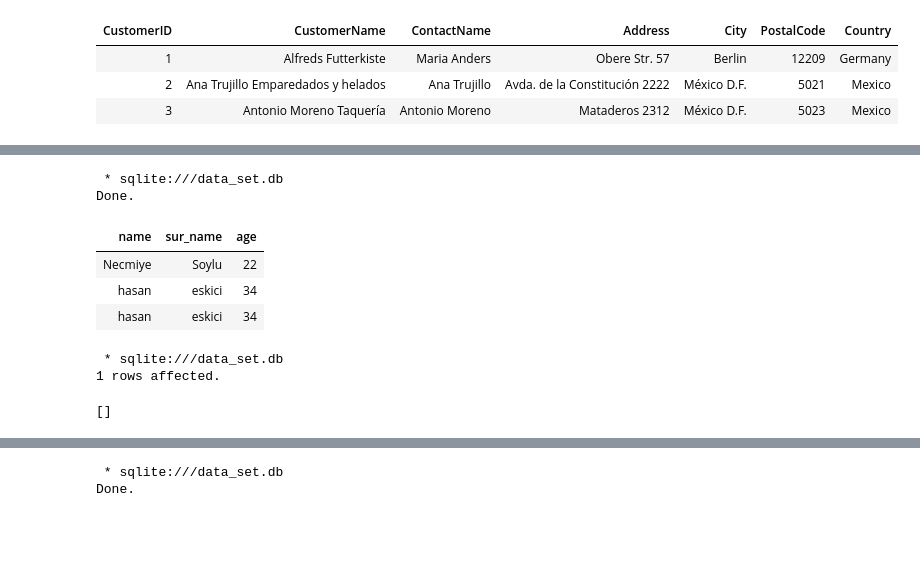
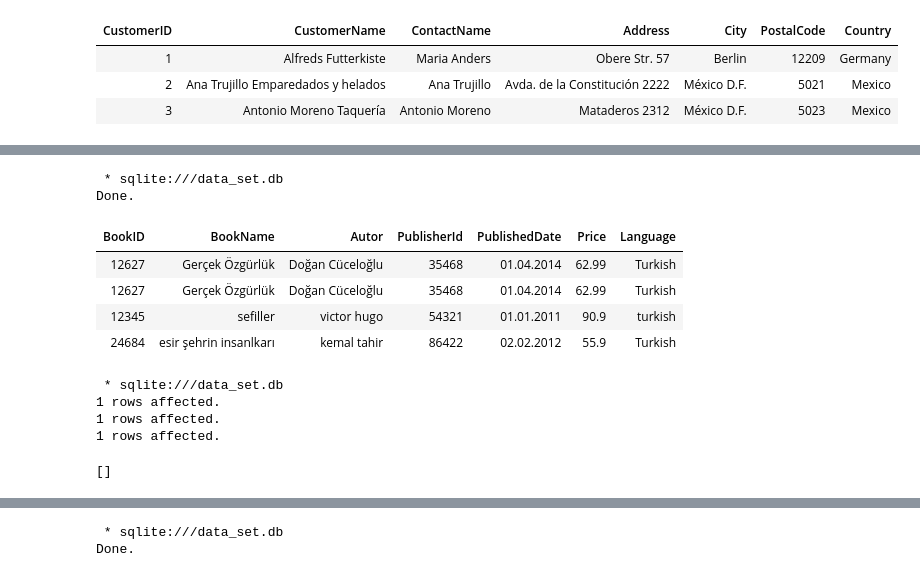
Before and after one commit to GokceSoylu/SQLITE, a Jupyter notebook: SQLİTE.ipynb, the cells around one changed output, grey strips where cells are left out. Drawn from its saved outputs; the diff is of its cells as text; code cells hidden in the pictures; blank space fills up the shorter version.

```diff
--- a/SQLİTE.ipynb
+++ b/SQLİTE.ipynb
@@ -30,17 +40,22 @@ CREATE TABLE new_table(name varchar(20),
 # %%
 %%sql
-SELECT * FROM new_table LIMIT 3;
+SELECT * FROM BOOKS ;
 # %% [output]
  * sqlite:///data_set.db
 Done.
-| name | sur_name | age |
-| Necmiye | Soylu | 22 |
-| hasan | eskici | 34 |
-| hasan | eskici | 34 |
+| BookID | BookName | Autor | PublisherId | PublishedDate | Price | Language |
+| 12627 | Gerçek Özgürlük | Doğan Cüceloğlu | 35468 | 01.04.2014 | 62.99 | Turkish |
+| 12627 | Gerçek Özgürlük | Doğan Cüceloğlu | 35468 | 01.04.2014 | 62.99 | Turkish |
+| 12345 | sefiller | victor hugo | 54321 | 01.01.2011 | 90.9 | turkish |
+| 24684 | esir şehrin insanlkarı | kemal tahir | 86422 | 02.02.2012 | 55.9 | Turkish |
-# %%
-%%sql
-INSERT INTO new_table values("hasan","eskici",34);
-# %% [output]
- * sqlite:///data_set.db
-1 rows affected.
-[]
+# %%
+%%sql
+INSERT INTO BOOKS values(12627,"Gerçek Özgürlük","Doğan Cüceloğlu",35468,"01.04.2014",62.99,"Turkish");
+INSERT INTO BOOKS values(12345,"sefiller","victor hugo",54321,"01.01.2011",90.90,"turkish");
+INSERT INTO BOOKS values(24684,"esir şehrin insanlkarı","kemal tahir",86422,"02.02.2012",55.90,"Turkish");
+# %% [output]
+ * sqlite:///data_set.db
+1 rows affected.
+1 rows affected.
+1 rows affected.
+[]
```
Also changed, not shown: parts of 3 cells of this notebook, 2 other files.
